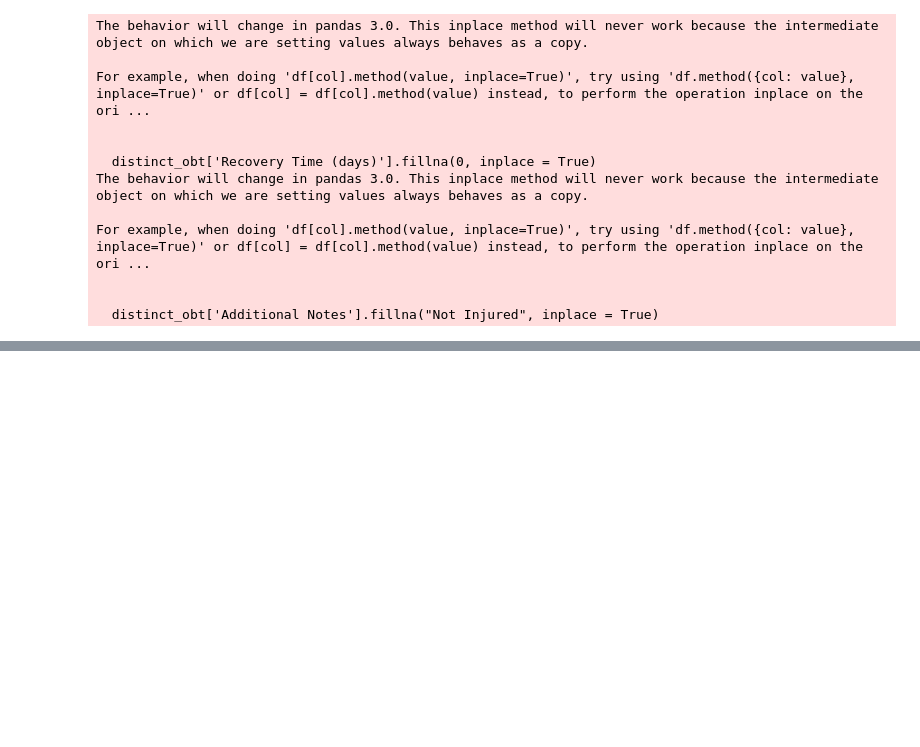
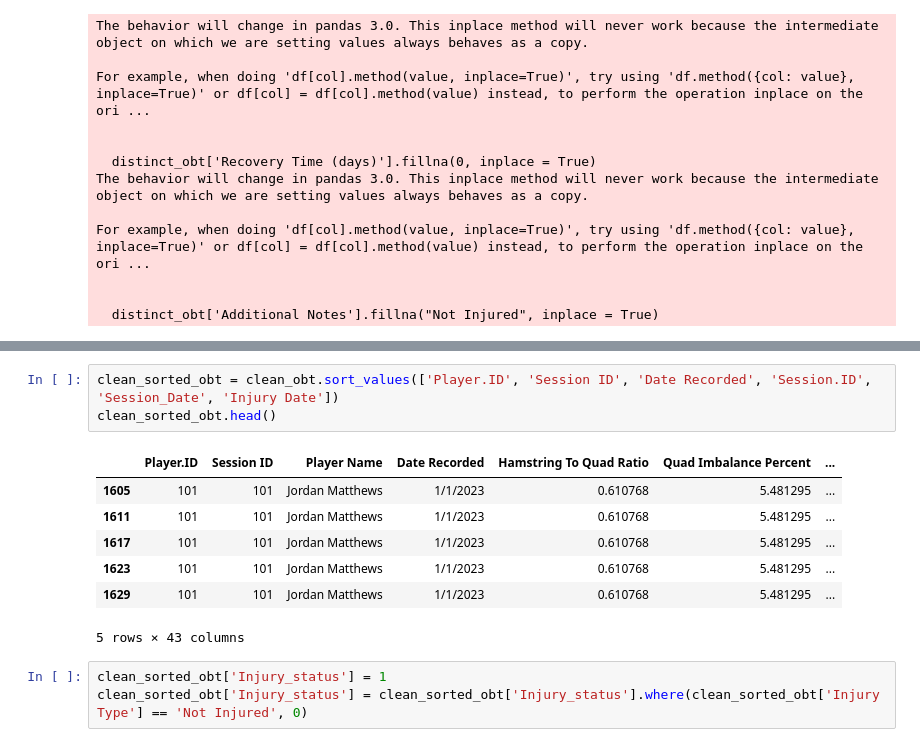
Before and after one commit to sskashya/Stat_padding-DataScience-Competition, a Jupyter notebook: ds_comp_eda.ipynb, the cells around one changed output, grey strips where cells are left out. Drawn from its saved outputs; the diff is of its cells as text; blank space fills up the shorter version.

```diff
--- a/ds_comp_eda.ipynb
+++ b/ds_comp_eda.ipynb
@@ -217,0 +233,14 @@ For example, when doing 'df[col].method(value, inplace=True)', try using 'df.met
+# %%
+clean_sorted_obt = clean_obt.sort_values(['Player.ID', 'Session ID', 'Date Recorded', 'Session.ID', 'Session_Date', 'Injury Date'])
+clean_sorted_obt.head()
+# %% [output]
+|  | Player.ID | Session ID | Player Name | Date Recorded | Hamstring To Quad Ratio | Quad Imbalance Percent | ... |
+| 1605 | 101 | 101 | Jordan Matthews | 1/1/2023 | 0.610768 | 5.481295 | ... |
+| 1611 | 101 | 101 | Jordan Matthews | 1/1/2023 | 0.610768 | 5.481295 | ... |
+| 1617 | 101 | 101 | Jordan Matthews | 1/1/2023 | 0.610768 | 5.481295 | ... |
+| 1623 | 101 | 101 | Jordan Matthews | 1/1/2023 | 0.610768 | 5.481295 | ... |
+| 1629 | 101 | 101 | Jordan Matthews | 1/1/2023 | 0.610768 | 5.481295 | ... |
+5 rows × 43 columns
+# %%
+clean_sorted_obt['Injury_status'] = 1
+clean_sorted_obt['Injury_status'] = clean_sorted_obt['Injury_status'].where(clean_sorted_obt['Injury Type'] == 'Not Injured', 0)
```
Also changed, not shown: parts of 8 cells of this notebook.
